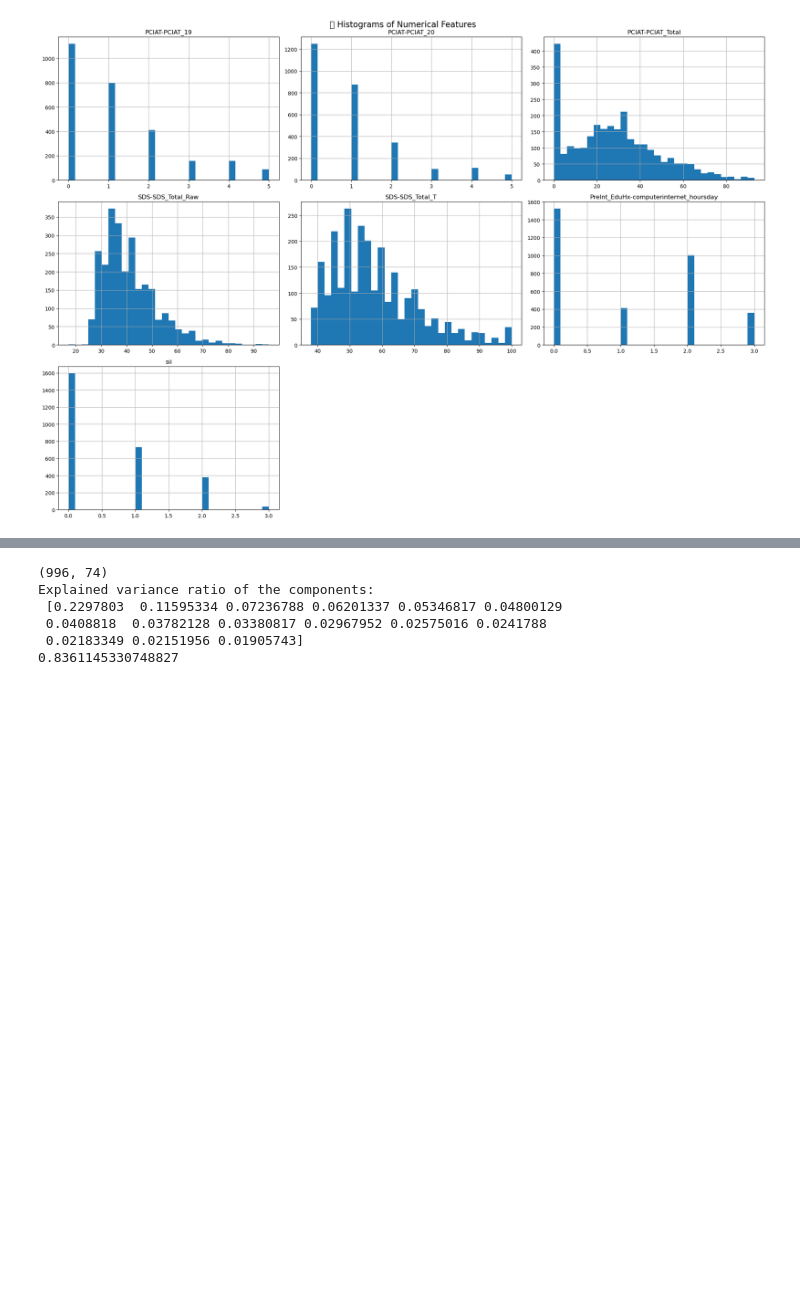
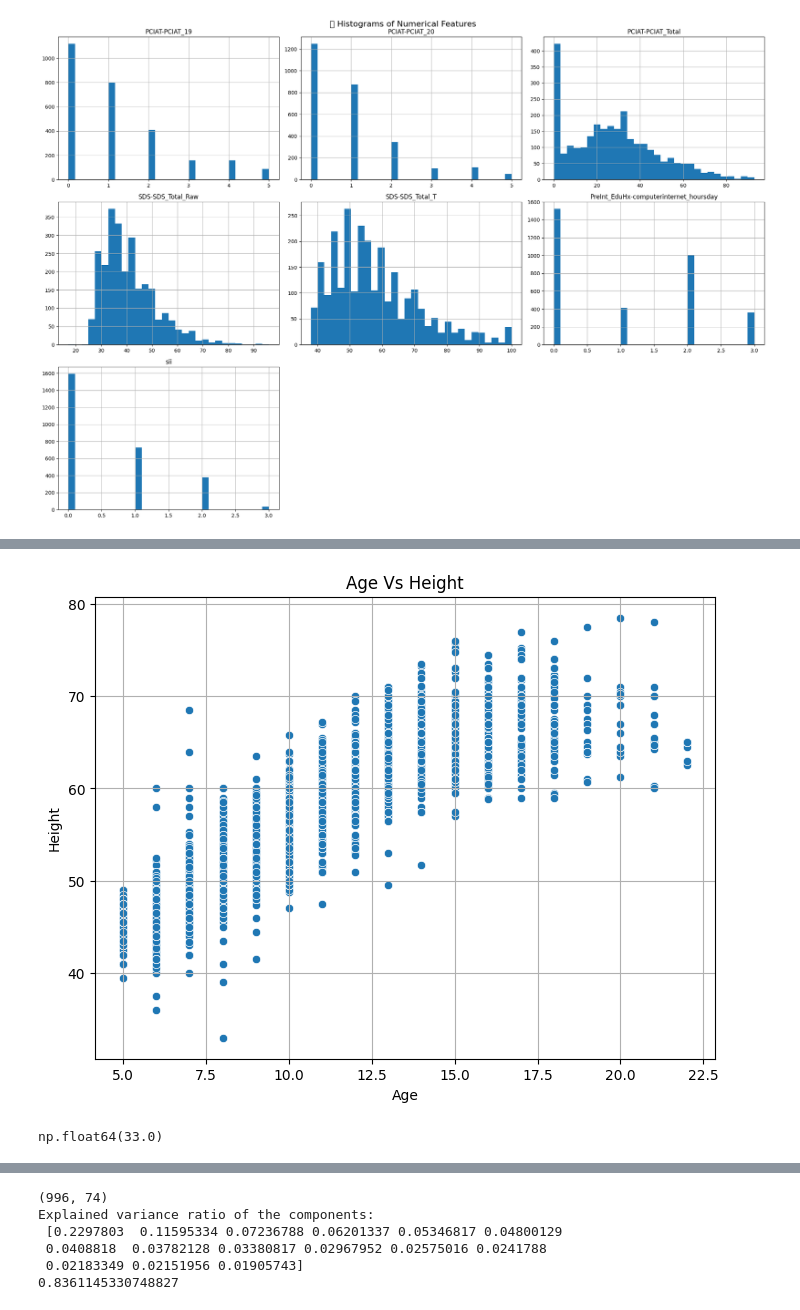
Before and after one commit to Anushreearora/Child-Mind-Institute-Problematic-Internet-Use, a Jupyter notebook: data_analysis.ipynb, the cells around one changed output, grey strips where cells are left out. Drawn from its saved outputs; the diff is of its cells as text; code cells hidden in the pictures; blank space fills up the shorter version.

```diff
--- a/data_analysis.ipynb
+++ b/data_analysis.ipynb
@@ -252,0 +421,21 @@ test_df['age_group'] = test_df['Basic_Demos-Age'].apply(assign_groups) # Apply t
+# %%
+import matplotlib.pyplot as plt
+import seaborn as sns
+
+plt.figure(figsize=(8,6))
+sns.scatterplot(
+    data=train_df,
+    x='Basic_Demos-Age',
+    y='Physical-Height'
+)
+plt.title('Age Vs Height')
+plt.xlabel('Age')
+plt.ylabel('Height')
+plt.grid(True)
+plt.show()
+# %% [output]
+[figure, added]
+# %%
+train_df['Physical-Height'].min()
+# %% [output]
+np.float64(33.0)
```
Also changed, not shown: parts of 43 cells of this notebook, 1 other file.
